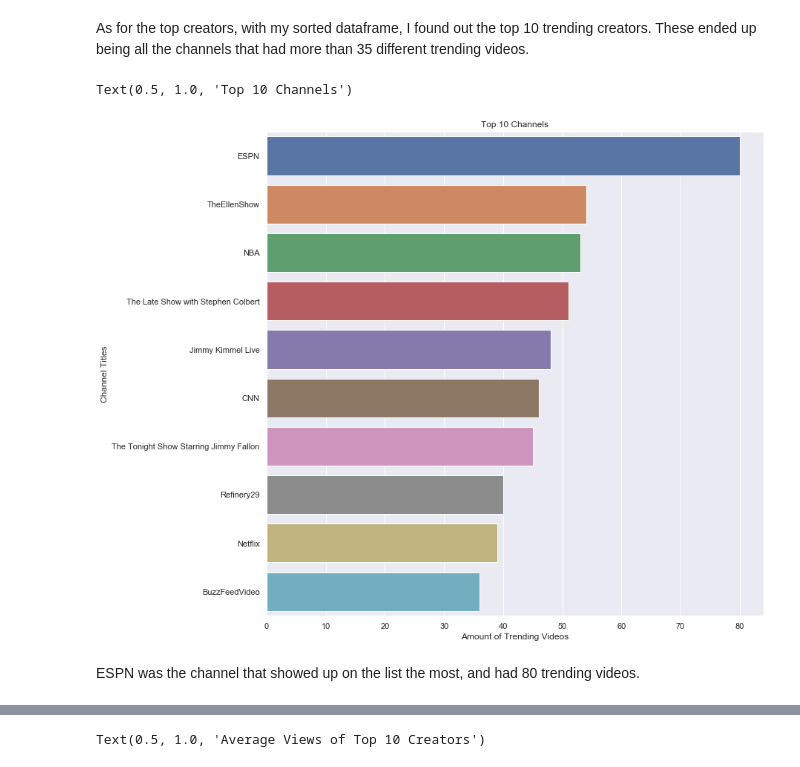
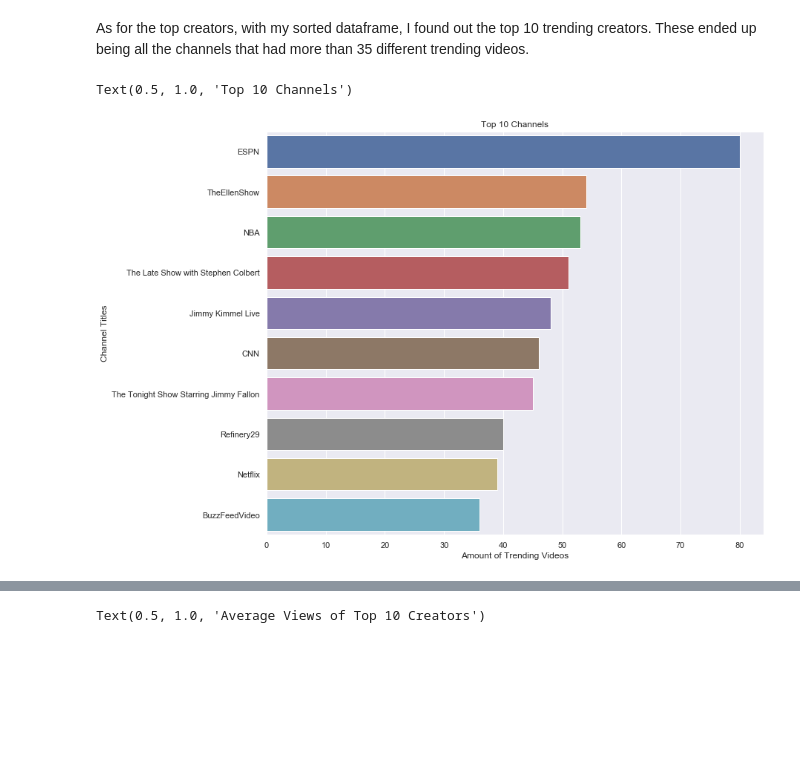
Before and after one commit to Carlene/youtube_trending, a Jupyter notebook: trending_creators.ipynb, the cells around one changed output, grey strips where cells are left out. Saved outputs shown, nothing was run; the diff lists cells and outputs as text; code cells hidden in the pictures; blank space fills up the shorter version.

```diff
--- a/trending_creators.ipynb
+++ b/trending_creators.ipynb
@@ -157,18 +153,16 @@ As for the top creators, with my sorted dataframe, I found out the top 10 trendi
 # %%
 # US channels sorted from highest amount of trending videos to lowest
 US_sorted_counts = US_channel_counts.sort_values(by=['counts'], ascending=False)
 
 US_sorted_counts[:10]
-sns.set(rc={'figure.figsize':(12,12)})
+sns.set(rc={'figure.figsize':(12,10)})
 sns.barplot(x="counts", y="channel_title", data=US_sorted_counts[:10])
 plt.xlabel("Amount of Trending Videos")
 plt.ylabel("Channel Titles")
 plt.title("Top 10 Channels")
 # %% [output]
 Text(0.5, 1.0, 'Top 10 Channels')
-[figure, old version]
+[figure, new version]
-# %% [markdown]
-ESPN was the channel that showed up on the list the most, and had 80 trending videos.
 # %%
 top_channels_all = US_trending.query('channel_title == "ESPN" or channel_title == "TheEllenShow" or channel_title == "NBA" or channel_title == "The Late Show with Stephen Colbert" or channel_title == "Jimmy Kimmel Live" or channel_title == "CNN" or channel_title == "The Tonight Show Starring Jimmy Fallon" or channel_title == "Refinery29" or channel_title == "Netflix" or channel_title == "BuzzFeedVideo"')
 top_channels_all
```
Also changed, not shown: parts of 6 cells of this notebook.
